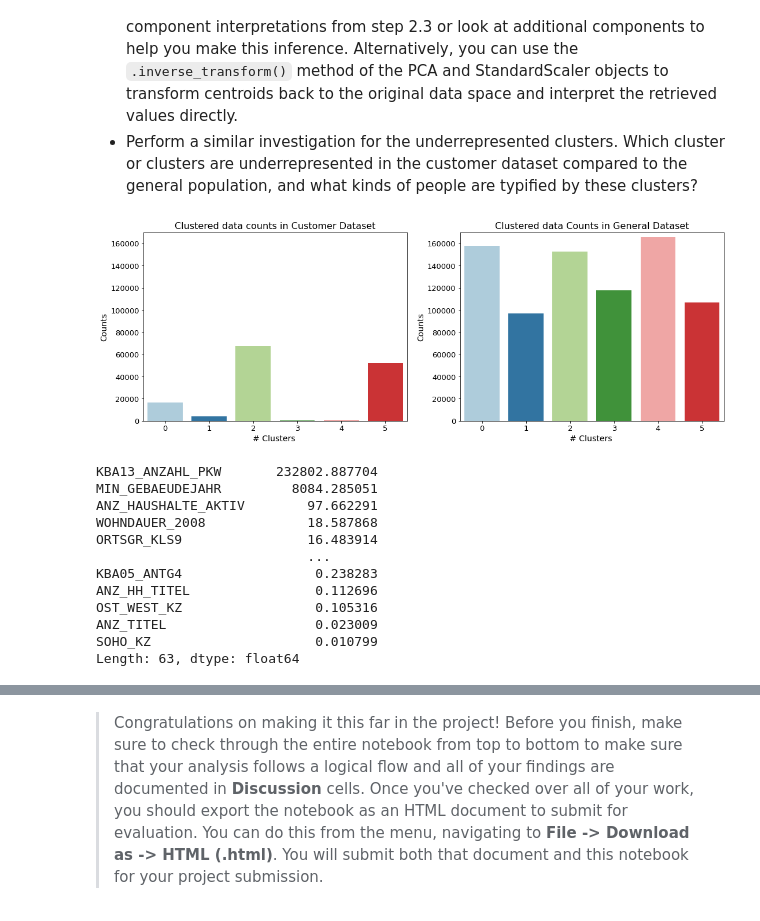
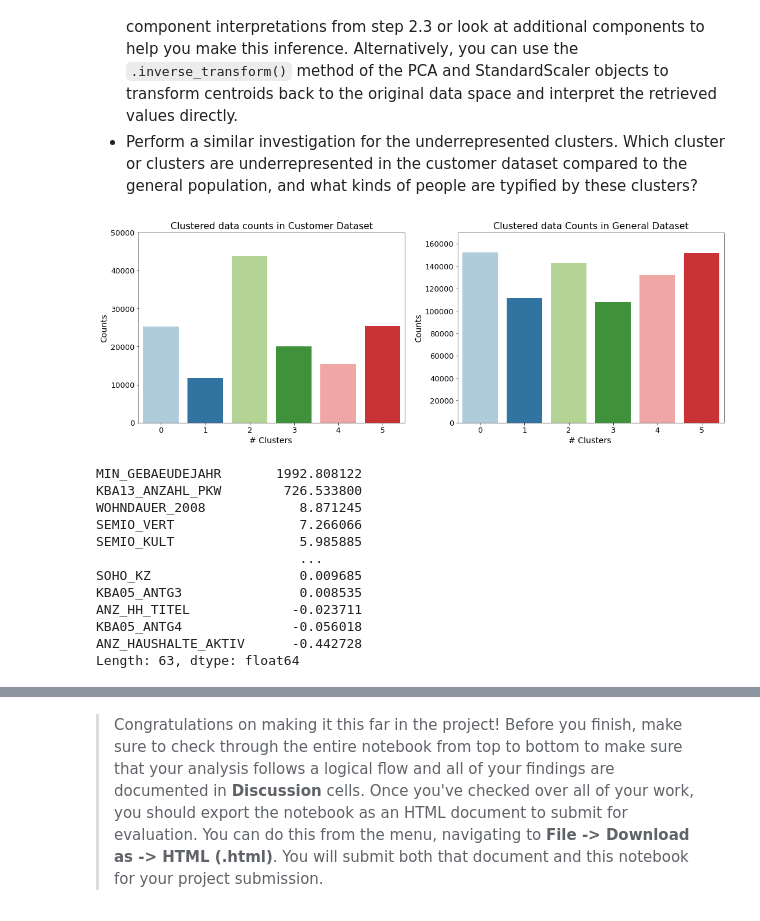
Before and after one commit to SiddharthSabat/Machine_Learning_Projects, a Jupyter notebook: Identify_Customer_Segments/Identify_Customer_Segments.ipynb, the cells around one changed output, grey strips where cells are left out. Drawn from its saved outputs; the diff is of its cells as text; code cells hidden in the pictures.

Commit message:
Updated clustering for Customer dataset

```diff
--- a/Identify_Customer_Segments/Identify_Customer_Segments.ipynb
+++ b/Identify_Customer_Segments/Identify_Customer_Segments.ipynb
@@ -855,6 +855,6 @@ for i in range(len(dtype_count)):
 # %%
 # Replace the NaN values
 
-customers_imputed_df = pd.DataFrame(imputer.fit_transform(customers_clean))
+customers_imputed_df = pd.DataFrame(imputer.transform(customers_clean))
 customers_imputed_df.columns = customers_clean.columns
 customers_imputed_df.index = customers_clean.index
@@ -864,9 +861,9 @@ customers_scaled_df = scaler.fit_transform(customers_imputed_df)
 # %%
 # Apply standard scalar transformation
-customers_scaled_df = feat_scaling.fit_transform(customers_imputed_df)
+customers_scaled_df = feat_scaling.transform(customers_imputed_df)
 customers_scaled_df = pd.DataFrame(customers_scaled_df, columns=customers_imputed_df.columns)
 
 # Apply PCA transformation
-customers_pca_30 = model_pca_30.fit_transform(customers_imputed_df)
+customers_pca_30 = model_pca_30.fit_transform(customers_scaled_df)
 customers_pca_30
 # %% [output]
@@ -901,45 +898,45 @@ Take a look at the following points in this step:
 # %%
 # Compare the proportion of data in each cluster for the customer data to the
 # proportion of data in each cluster for the general population.
 
 plt.figure(figsize = (18,6))
 plt.subplot(1,2,1)
 sns.countplot(x = customers_pred, palette='Paired')
 plt.title('Clustered data counts in Customer Dataset', fontsize = 16)
 plt.xlabel( '# Clusters ',fontsize = 14)
 plt.ylabel( 'Counts',fontsize = 14)
 plt.xticks(fontsize = 13);
 plt.yticks(fontsize = 13);
-plt.ylim(0, 170000)
+plt.ylim(0, 50000)
 plt.subplot(1,2,2)
 sns.countplot(x = azdias_pred, palette = 'Paired')
 plt.title('Clustered data Counts in General Dataset', fontsize = 16)
 plt.xlabel( '# Clusters ',fontsize = 14)
 plt.ylabel( 'Counts',fontsize = 14)
 plt.xticks(fontsize = 13);
 plt.yticks(fontsize = 13);
 plt.ylim(0, 170000);
 # %% [output]
-[figure, old version]
+[figure, new version]
 # %%
 # What kinds of people are part of a cluster that is overrepresented in the
 # customer data compared to the general population?
 
-cluster_2 = scaler.inverse_transform(model_pca_30.inverse_transform(kmeans_final.cluster_centers_[2]))
+cluster_2 = feat_scaling.inverse_transform(model_pca_30.inverse_transform(kmeans_final.cluster_centers_[2]))
 over_rep_cluster = pd.Series(data = cluster_2, index = customers_clean.columns).sort_values(ascending=False)
 over_rep_cluster
 # %% [output]
-KBA13_ANZAHL_PKW       232802.887704
-MIN_GEBAEUDEJAHR         8084.285051
-ANZ_HAUSHALTE_AKTIV        97.662291
-WOHNDAUER_2008             18.587868
-ORTSGR_KLS9                16.483914
-                           ...
-KBA05_ANTG4                 0.238283
-ANZ_HH_TITEL                0.112696
-OST_WEST_KZ                 0.105316
-ANZ_TITEL                   0.023009
-SOHO_KZ                     0.010799
+MIN_GEBAEUDEJAHR       1992.808122
+KBA13_ANZAHL_PKW        726.533800
+WOHNDAUER_2008            8.871245
+SEMIO_VERT                7.266066
+SEMIO_KULT                5.985885
+                          ...
+SOHO_KZ                   0.009685
+KBA05_ANTG3               0.008535
+ANZ_HH_TITEL             -0.023711
+KBA05_ANTG4              -0.056018
+ANZ_HAUSHALTE_AKTIV      -0.442728
 Length: 63, dtype: float64
 # %%
 over_rep_cluster[['ALTERSKATEGORIE_GROB', 'WEALTH', 'HH_EINKOMMEN_SCORE', 'MOBI_REGIO', 'ANREDE_KZ', 'PLZ8_ANTG3', 'LIFE_STAGE']]
```
Also changed, not shown: parts of 7 cells of this notebook, 1 other file.
